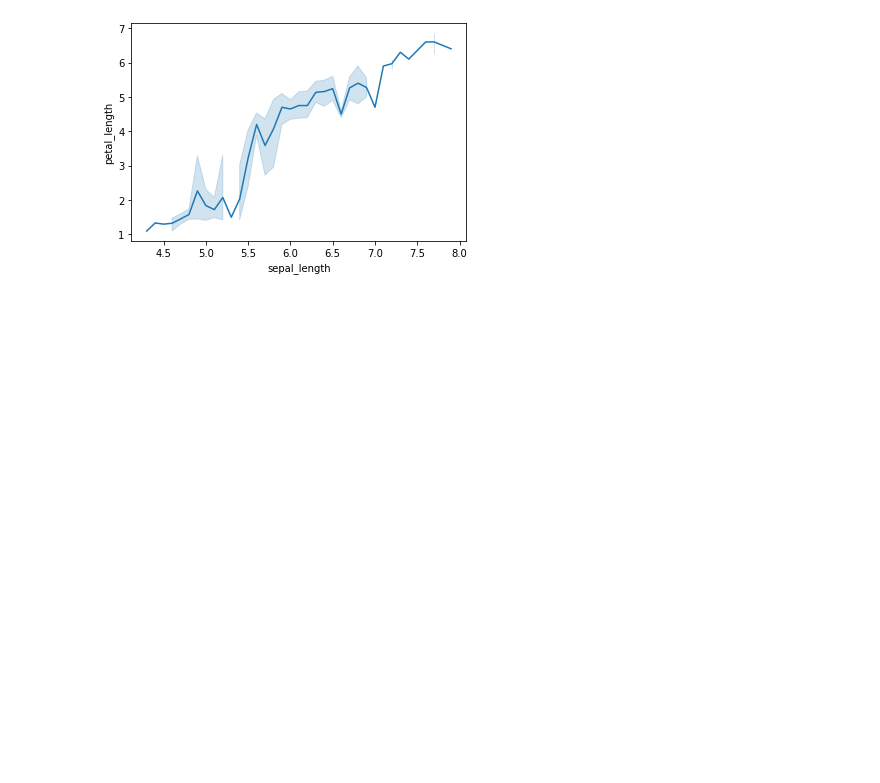
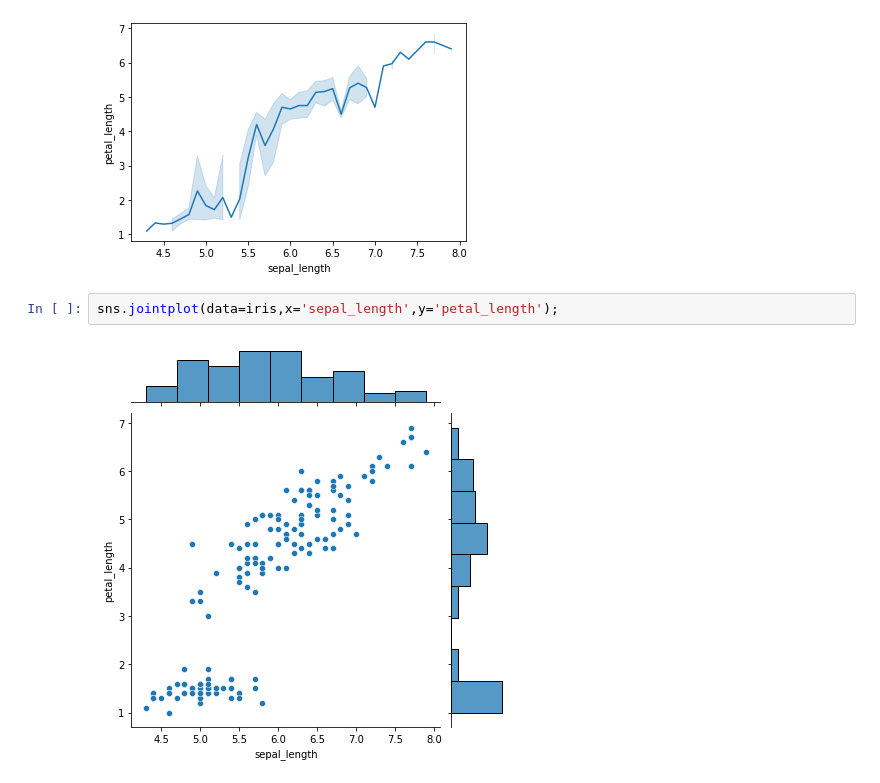
Before and after one commit to abagla18/ineuron_MLDL, a Jupyter notebook: 1_Python/4_plotting_libraries.ipynb, the cells around one changed output. Drawn from its saved outputs; the diff is of its cells as text; blank space fills up the shorter version.

```diff
--- a/1_Python/4_plotting_libraries.ipynb
+++ b/1_Python/4_plotting_libraries.ipynb
@@ -267,3 +267,7 @@ sns.countplot(x='species',data=iris);
 sns.lineplot(data=iris,x='sepal_length',y='petal_length');
 # %% [output]
 [figure]
+# %%
+sns.jointplot(data=iris,x='sepal_length',y='petal_length');
+# %% [output]
+[figure, added]
```
Also changed, not shown: parts of 15 cells of this notebook.
